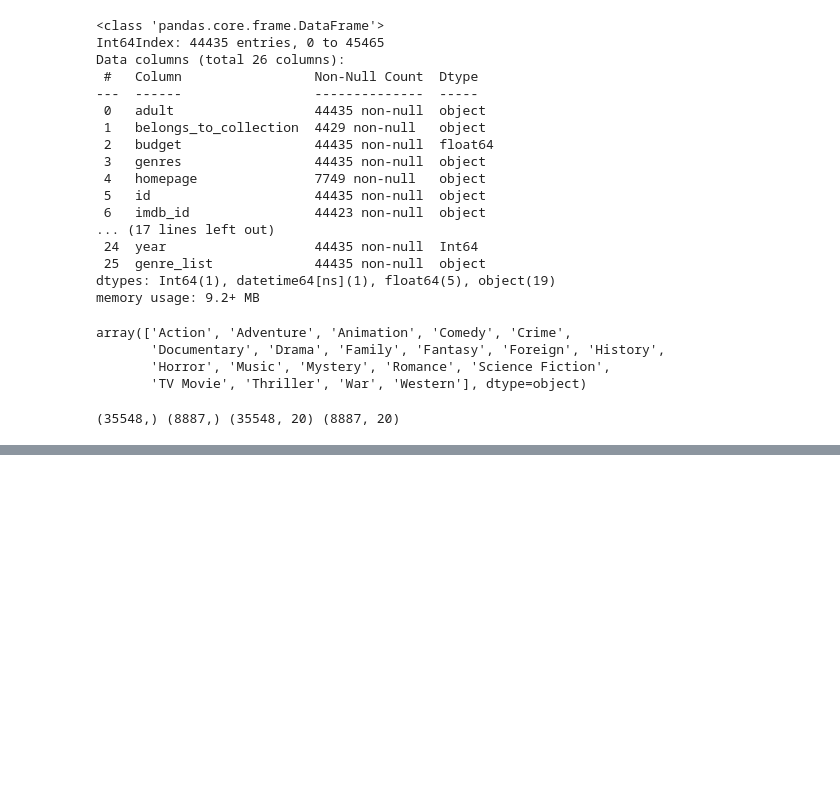
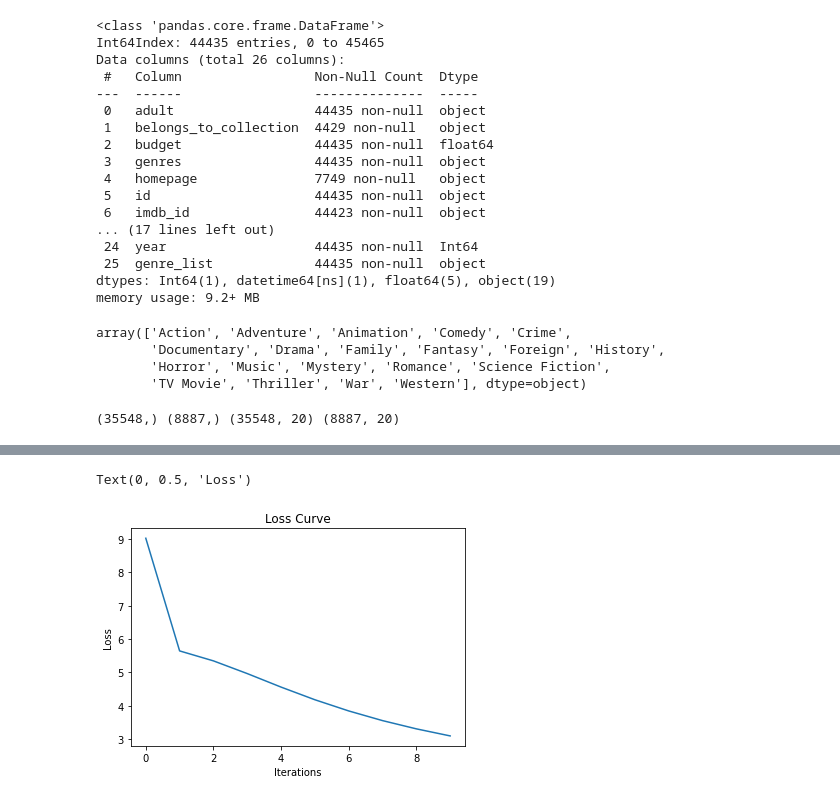
Before and after one commit to vipin-gunda/MovieGenreClassification, a Jupyter notebook: mlp.ipynb, the cells around one changed output, grey strips where cells are left out. Saved outputs shown, nothing was run; the diff lists cells and outputs as text; code cells hidden in the pictures; blank space fills up the shorter version.

```diff
--- a/mlp.ipynb
+++ b/mlp.ipynb
@@ -147,0 +201,8 @@ Accuracy - Validation: 0.10903567007989198
+# %%
+plt.plot(model.loss_curve_)
+plt.title('Loss Curve')
+plt.xlabel('Iterations')
+plt.ylabel('Loss')
+# %% [output]
+Text(0, 0.5, 'Loss')
+[figure, added]
```
Also changed, not shown: parts of 8 cells of this notebook.
